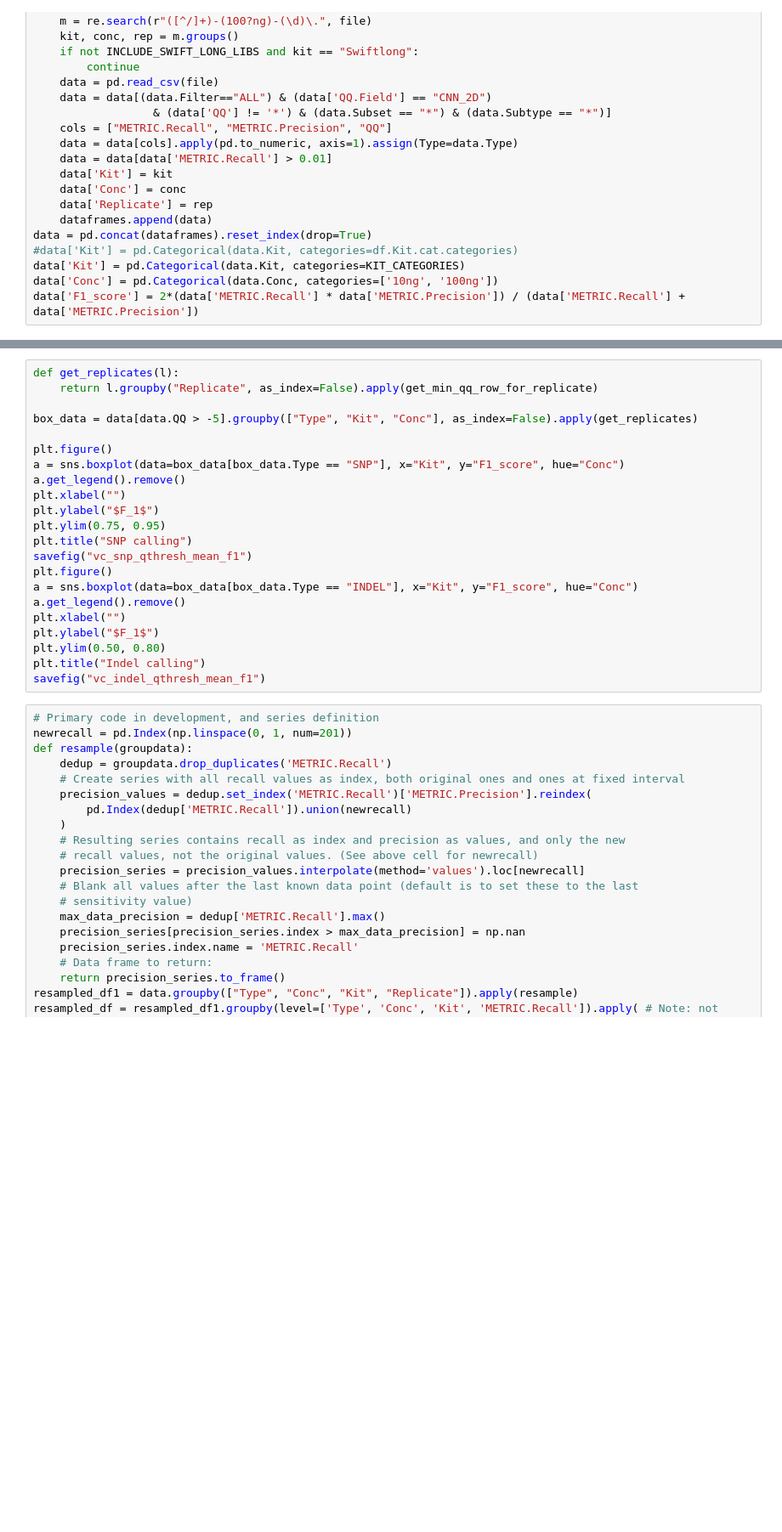
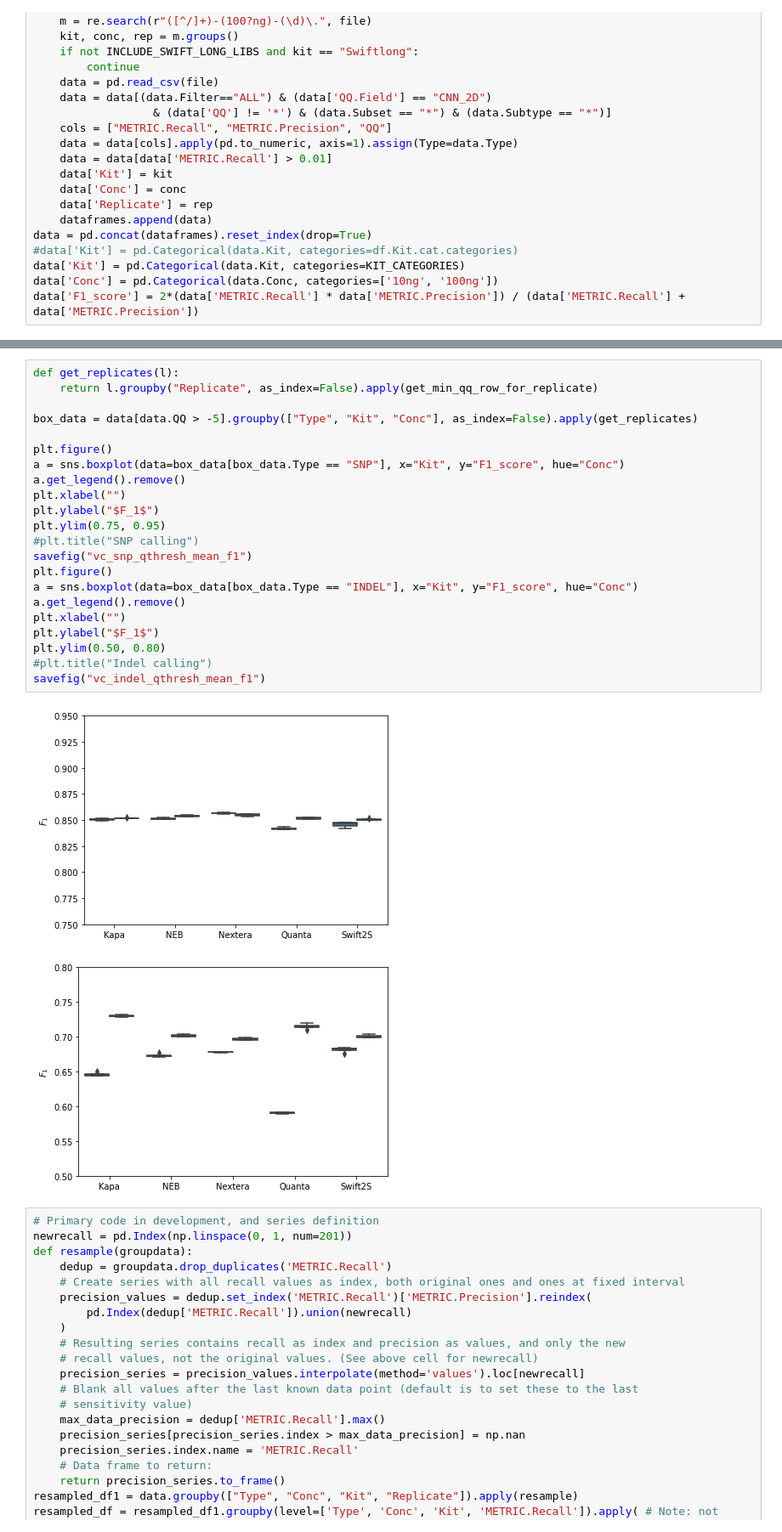
Before and after one commit to fa2k/comparison, a Jupyter notebook: b_Analysis.ipynb, the cells around one changed output, grey strips where cells are left out. Shown at 85% size. Saved outputs shown, nothing was run; the diff lists cells and outputs as text; blank space fills up the shorter version.

```diff
--- a/b_Analysis.ipynb
+++ b/b_Analysis.ipynb
@@ -400,25 +439,28 @@ summary
 # %%
 def get_replicates(l):
     return l.groupby("Replicate", as_index=False).apply(get_min_qq_row_for_replicate)
 
 box_data = data[data.QQ > -5].groupby(["Type", "Kit", "Conc"], as_index=False).apply(get_replicates)
 
 plt.figure()
 a = sns.boxplot(data=box_data[box_data.Type == "SNP"], x="Kit", y="F1_score", hue="Conc")
 a.get_legend().remove()
 plt.xlabel("")
 plt.ylabel("$F_1$")
 plt.ylim(0.75, 0.95)
-plt.title("SNP calling")
+#plt.title("SNP calling")
 savefig("vc_snp_qthresh_mean_f1")
 plt.figure()
 a = sns.boxplot(data=box_data[box_data.Type == "INDEL"], x="Kit", y="F1_score", hue="Conc")
 a.get_legend().remove()
 plt.xlabel("")
 plt.ylabel("$F_1$")
 plt.ylim(0.50, 0.80)
-plt.title("Indel calling")
+#plt.title("Indel calling")
 savefig("vc_indel_qthresh_mean_f1")
+# %% [output]
+[figure, added]
+[figure, added]
 # %%
 # Primary code in development, and series definition
 newrecall = pd.Index(np.linspace(0, 1, num=201))
```
Also changed, not shown: parts of 20 cells of this notebook.
